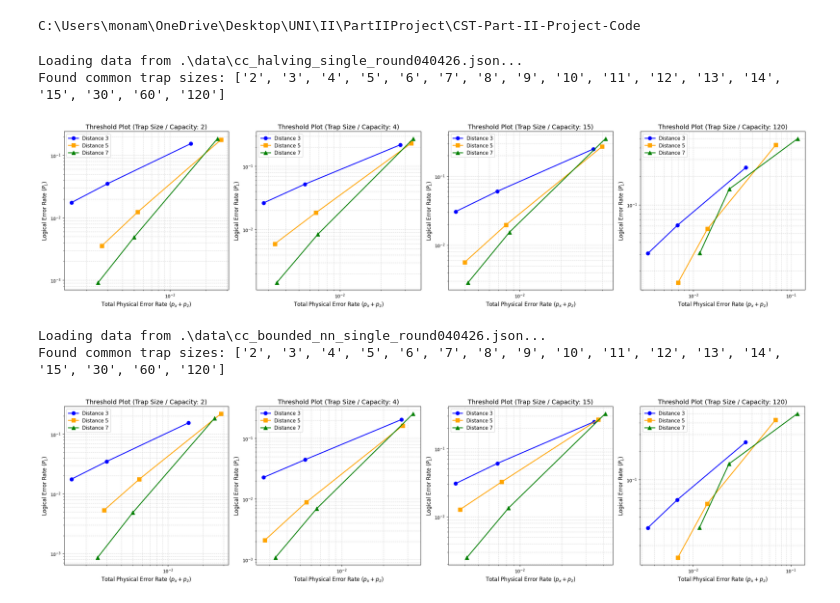
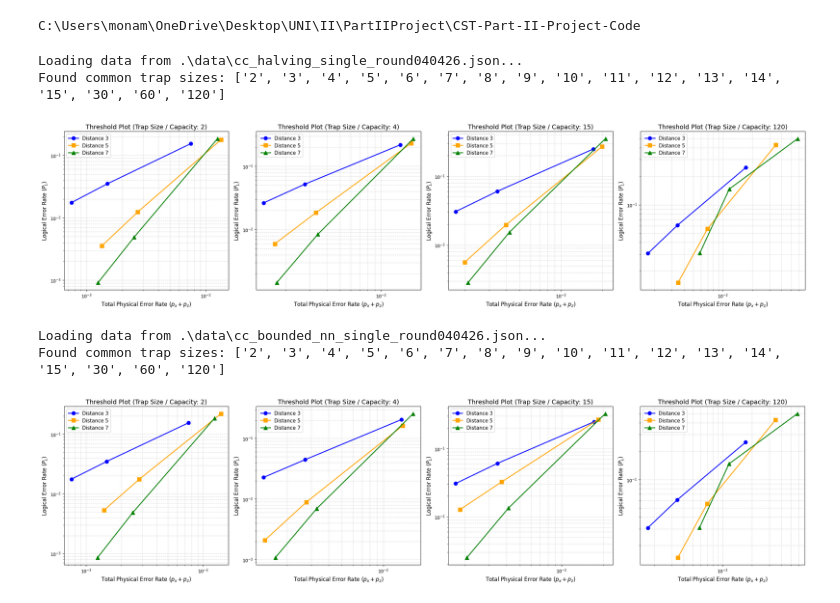
Before and after one commit to monamoeba/CST-Part-II-Project-Code, a Jupyter notebook: color_code_experiments/data_analysis.ipynb, the cells around one changed output. Saved outputs shown, nothing was run; the diff lists cells and outputs as text; code cells hidden in the pictures.

```diff
--- a/color_code_experiments/data_analysis.ipynb
+++ b/color_code_experiments/data_analysis.ipynb
@@ -19,107 +24,84 @@ cc_tri_data_path = r".\data\cc_bounded_nn_single_round040426.json"
 # %%
 
 def generate_threshold_plots(json_filepath, target_trap_sizes=None):
-    """
-    Generates threshold plots from the QEC simulation JSON data.
-
-    Args:
-        json_filepath (str): Path to the JSON data file.
-        target_trap_sizes (list): List of strings representing trap sizes to plot.
-                                  If None, a default representative set is chosen.
-    """
-    # 1. Load the JSON data
     print(f"Loading data from {json_filepath}...")
     with open(json_filepath, 'r') as f:
         data = json.load(f)
 
-    # 2. Extract the relevant metric dictionaries
     logical_rates = data['LogicalErrorRates']['Forwarding']
     phys_x_rates = data['PhysicalXErrorRates']['Forwarding']
     phys_z_rates = data['PhysicalZErrorRates']['Forwarding']
 
-    # Get available code distances as integers and sort them
     distances = sorted([int(d) for d in logical_rates.keys()])
 
-    # Find common trap sizes (capacities) across all distances
     common_capacities = set(logical_rates[str(distances[0])].keys())
     for d in distances[1:]:
         common_capacities &= set(logical_rates[str(d)].keys())
 
-    # Sort capacities numerically for clean ordering
     sorted_capacities = sorted(list(common_capacities), key=int)
     print(f"Found common trap sizes: {sorted_capacities}")
 
-    # Select which trap sizes to plot (default to a few varied sizes if none provided)
+    # Select which trap sizes to plot
     if target_trap_sizes is None:
-        # Example: Pick a small, medium, and large capacity from the available list
         target_trap_sizes = ['4', '15', '60']
-        # Ensure the defaults actually exist in the data
         target_trap_sizes = [t for t in target_trap_sizes if t in sorted_capacities]
 
-    # 3. Create a figure with subplots for each selected trap size
     num_plots = len(target_trap_sizes)
     fig, axes = plt.subplots(1, num_plots, figsize=(6 * num_plots, 6), squeeze=False)
     axes = axes.flatten()
 
-    # Define some standard markers/colors for distances
     markers = {3: 'o', 5: 's', 7: '^'}
     colors = {3: 'blue', 5: 'orange', 7: 'green'}
 
-    # 4. Loop through each trap size and plot the threshold curves
     for i, trap_size in enumerate(target_trap_sizes):
         ax = axes[i]
 
         for d in distances:
             d_str = str(d)
 
-            # Extract logical rates (Y-axis)
             y_vals = logical_rates[d_str][trap_size]
 
-            # Extract and sum physical X and Z rates (X-axis proxy)
             x_vals_x = phys_x_rates[d_str][trap_size]
             x_vals_z = phys_z_rates[d_str][trap_size]
             x_vals_total = [x + z for x, z in zip(x_vals_x, x_vals_z)]
+            x_vals_avg = [i/2.0 for i in x_vals_total]
 
-            # Plot the line for this distance
-            ax.plot(x_vals_total, y_vals,
+
+            ax.plot(x_vals_avg, y_vals,
                     marker=markers.get(d, 'x'),
                     color=colors.get(d, 'black'),
                     linestyle='-',
                     linewidth=2,
                     markersize=8,
                     label=f'Distance {d}')
 
         # Formatting the subplot
         ax.set_title(f'Threshold Plot (Trap Size / Capacity: {trap_size})', fontsize=14)
         ax.set_xlabel('Total Physical Error Rate ($p_x + p_z$)', fontsize=12)
         ax.set_ylabel('Logical Error Rate ($P_L$)', fontsize=12)
-
-        # Set both axes to logarithmic scale
         ax.set_xscale('log')
         ax.set_yscale('log')
 
-        # Add gridlines for readability
         ax.grid(True, which="both", ls="--", alpha=0.5)
         ax.legend(fontsize=11)
 
     plt.tight_layout()
 
-    # Save the figure and show it
     #output_filename = 'qec_threshold_plots.png'
     #plt.savefig(output_filename, dpi=300)
     #print(f"Plot saved successfully as {output_filename}")
     plt.show()
 
 # You can change the trap sizes in this list to explore other capacities
 # e.g., target_sizes = ['2', '3', '4', '5', '6', '7', '8', '9', '10', '11', '12', '13', '14', '15', '30', '60', '120']
 target_sizes = ['2', '4', '15', '120']
 
 generate_threshold_plots(cc_data_path, target_trap_sizes=target_sizes)
 generate_threshold_plots(cc_tri_data_path, target_trap_sizes=target_sizes)
 # %% [output]
 Loading data from .\data\cc_halving_single_round040426.json...
 Found common trap sizes: ['2', '3', '4', '5', '6', '7', '8', '9', '10', '11', '12', '13', '14', '15', '30', '60', '120']
-[figure, old version]
+[figure, new version]
 Loading data from .\data\cc_bounded_nn_single_round040426.json...
 Found common trap sizes: ['2', '3', '4', '5', '6', '7', '8', '9', '10', '11', '12', '13', '14', '15', '30', '60', '120']
-[figure, old version]
+[figure, new version]
```
Also changed, not shown: parts of 9 cells of this notebook, 17 other files.
